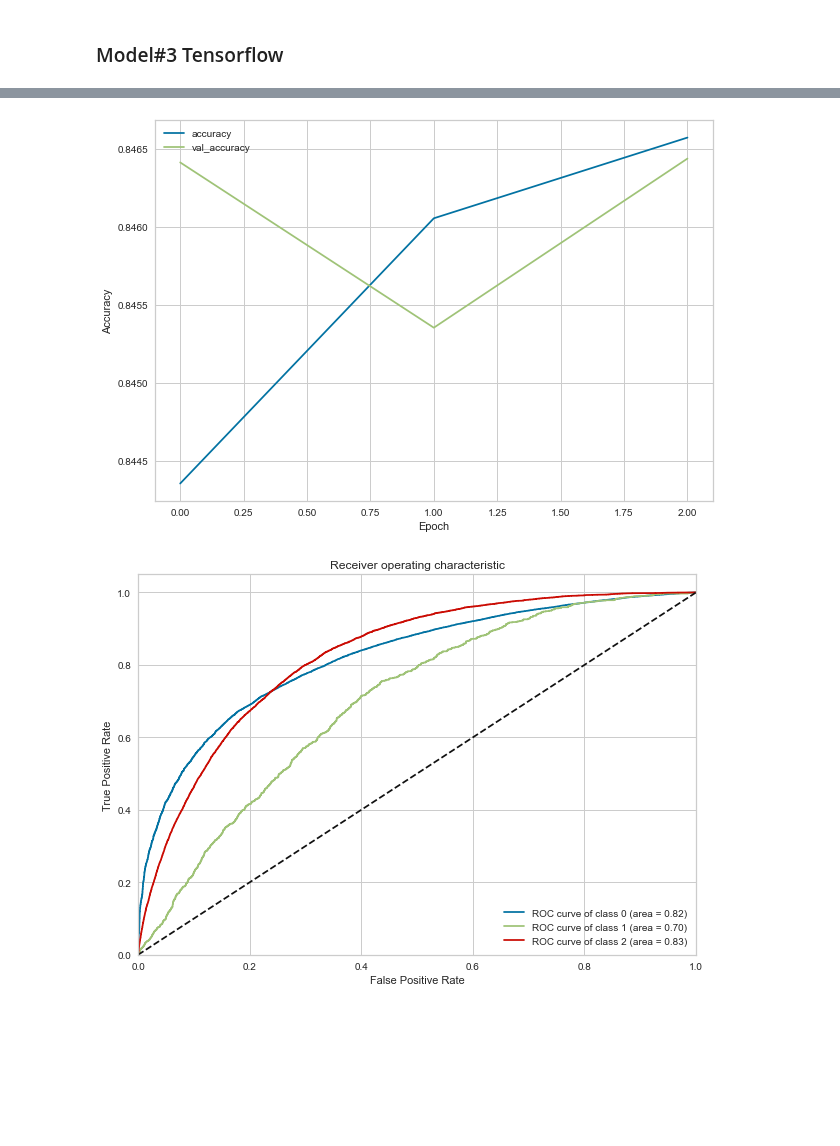
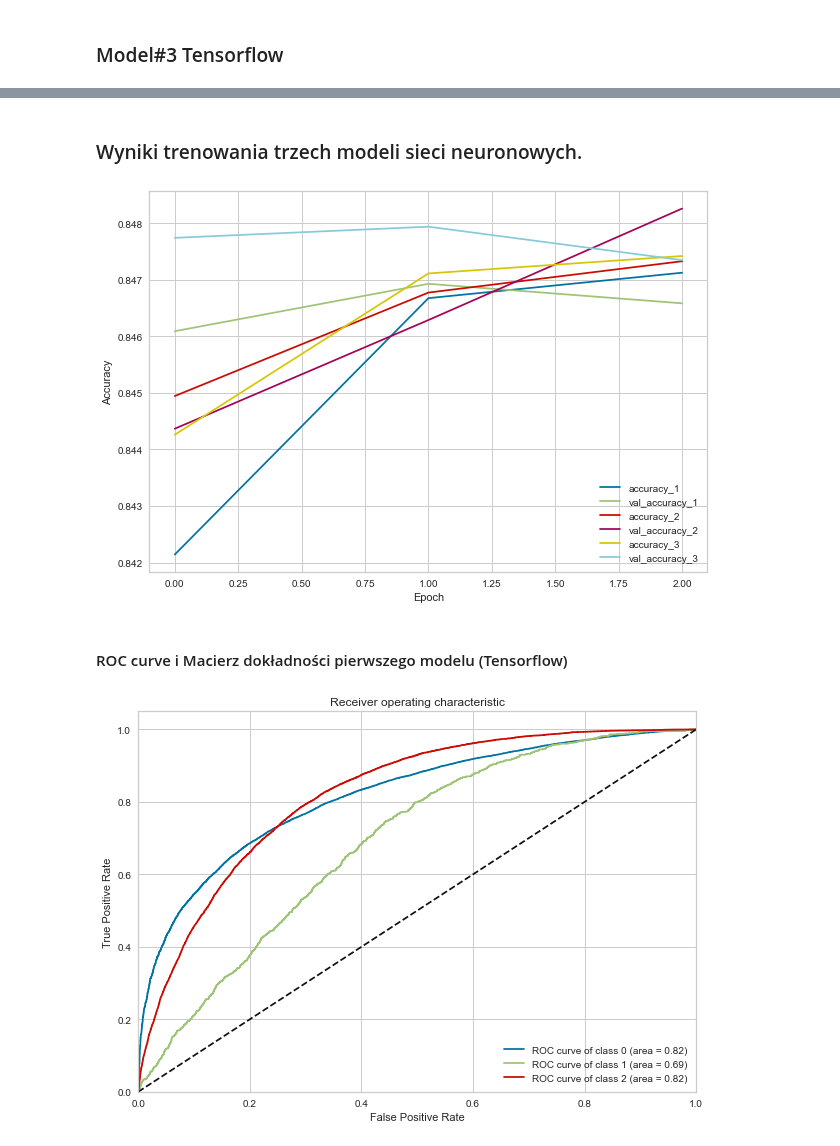
Before and after one commit to CarJung/Uni, a Jupyter notebook: diabetes/Projekt.ipynb, the cells around one changed output, grey strips where cells are left out. Drawn from its saved outputs; the diff is of its cells as text; code cells hidden in the pictures; blank space fills up the shorter version.

```diff
--- a/diabetes/Projekt.ipynb
+++ b/diabetes/Projekt.ipynb
@@ -419,0 +440,10 @@ from keras.utils import np_utils
+# %%
+scores = {}
+
+model_1 = Sequential([
+    Dense(30, activation = 'relu', input_shape = (x_train.shape[1],)),
+    Dense(3, activation = 'softmax'),
+])
+
+model_1.compile(optimizer = 'Adam', loss = 'categorical_crossentropy', metrics = ['accuracy'])
+history_1 = model_1.fit(x_train,dummy_y,batch_size=3,epochs = 3, validation_split=0.2)
@@ -419,0 +457,9 @@ from keras.utils import np_utils
+# %%
+model_2 = Sequential([
+    Dense(30, activation = 'relu'),
+    Dense(30, activation = 'relu'),
+    Dense(3, activation = 'softmax'),
+])
+
+model_2.compile(optimizer = 'Adam', loss = 'categorical_crossentropy', metrics = ['accuracy'])
+history_2 = model_2.fit(x_train,dummy_y,batch_size=5,epochs = 3, validation_split=0.2)
@@ -420,7 +473,10 @@ from keras.utils import np_utils
 # %%
-model = Sequential([
-    Dense(42, activation = 'relu'),
-    Dense(60, activation = 'relu'),
-    Dense(60, activation = 'relu'),
+model_3 = Sequential([
+    Dense(30, activation = 'relu'),
+    Dense(30, activation = 'relu'),
+    Dense(30, activation = 'relu'),
     Dense(3, activation = 'softmax'),
 ])
+
+model_3.compile(optimizer = 'Adam', loss = 'categorical_crossentropy', metrics = ['accuracy'])
+history_3 = model_3.fit(x_train,dummy_y,batch_size=5,epochs = 3, validation_split=0.2)
@@ -468,12 +541,18 @@ Epoch 3/3
+# %% [markdown]
+### Wyniki trenowania trzech modeli sieci neuronowych.
 # %%
-def plot_history(history):
+def plot_history(history_1,history_2,history_3):
     plt.figure(figsize = (10,7))
-    plt.plot(history.history['accuracy'], label = 'accuracy')
-    plt.plot(history.history['val_accuracy'], label = 'val_accuracy')
+    plt.plot(history_1.history['accuracy'], label = 'accuracy_1')
+    plt.plot(history_1.history['val_accuracy'], label = 'val_accuracy_1')
+    plt.plot(history_2.history['accuracy'], label = 'accuracy_2')
+    plt.plot(history_2.history['val_accuracy'], label = 'val_accuracy_2')
+    plt.plot(history_3.history['accuracy'], label = 'accuracy_3')
+    plt.plot(history_3.history['val_accuracy'], label = 'val_accuracy_3')
     plt.xlabel('Epoch')
     plt.ylabel('Accuracy')
     plt.legend()
     plt.show()
-plot_history(history)
+plot_history(history_1,history_2,history_3)
 # %% [output]
-[figure, old version]
+[figure, new version]
@@ -482,3 +559,5 @@ dummy_test_y = np_utils.to_categorical(y_test)
+# %% [markdown]
+#### ROC curve i Macierz dokładności pierwszego modelu (Tensorflow)
 # %%
 def multiclassroc(model, x_test, y_test):
     """_summary_
@@ -510,6 +589,6 @@ def multiclassroc(model, x_test, y_test):
     plt.legend(loc = "lower right")
     plt.show()
 
-multiclassroc(model, x_test, dummy_test_y)
+multiclassroc(model_1, x_test, dummy_test_y)
 # %% [output]
-[figure, old version]
+[figure, new version]
```
Also changed, not shown: parts of 24 cells of this notebook, 15 other files.
